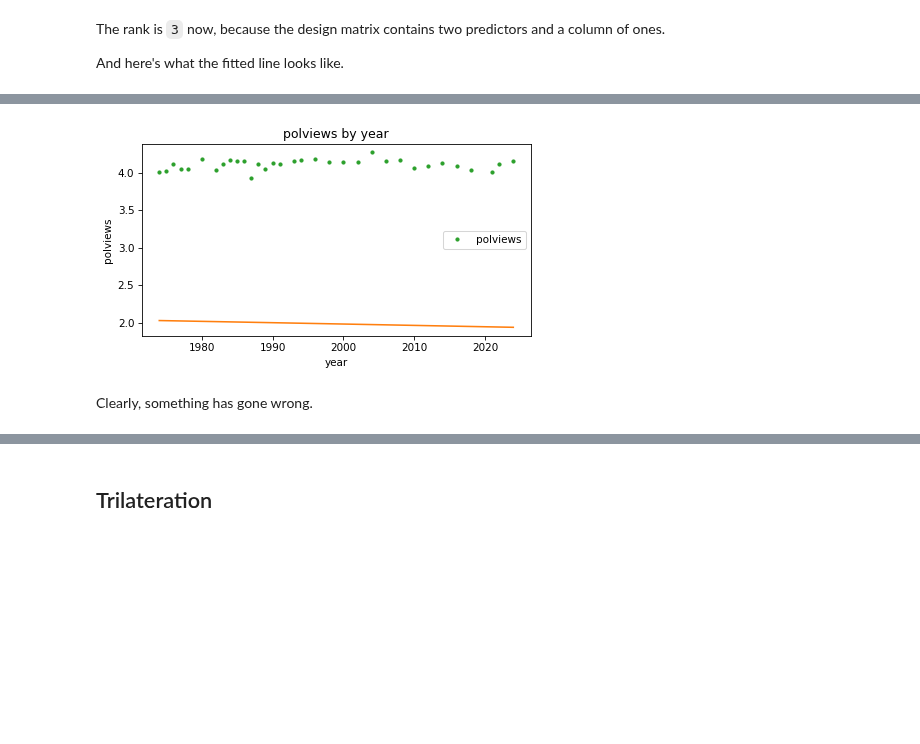
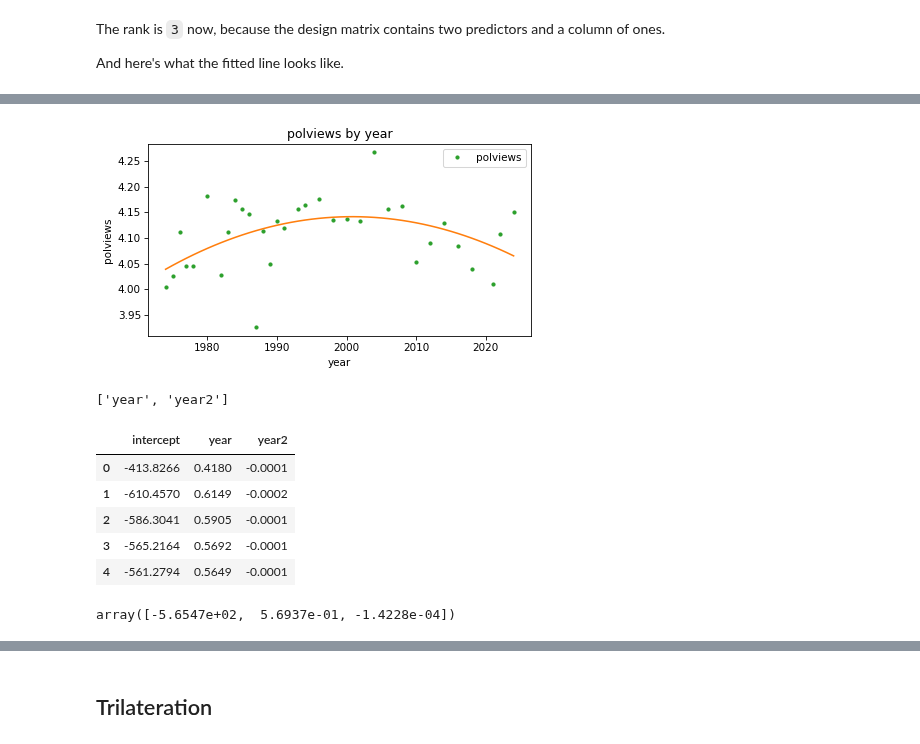
Before and after one commit to AllenDowney/ThinkLinearAlgebra, a Jupyter notebook: soln/regression.ipynb, the cells around one changed output, grey strips where cells are left out. Drawn from its saved outputs; the diff is of its cells as text; code cells hidden in the pictures; blank space fills up the shorter version.

```diff
--- a/soln/regression.ipynb
+++ b/soln/regression.ipynb
@@ -855,6 +870,6 @@ Here's how we can use this function to compute a least squares fit of `polviews`
 # %%
 predictor = 'cohort'
 fit_x = np.arange(1880, 2010)
-result = fit_model(subset, response, [predictor], fit_x)
-result.rank, result.cond_number
+result_cohort = fit_model(subset, response, [predictor], fit_x)
+result_cohort.beta
 # %% [output]
@@ -870,6 +880,7 @@ The following function takes the regression results and plots the fitted line al
 color_map = {
     'age': 'C0',
     'year': 'C2',
+    'yearc': 'C2',
     'cohort': 'C4',
 }
 
@@ -934,6 +944,6 @@ fit_X = np.column_stack([fit_x0, fit_x1])
 Now we can compute a least squares with with two predictors.
 # %%
 predictors = ['year', 'year2']
-result = fit_model(subset, response, predictors, fit_X)
-result.rank, np.log10(result.cond_number)
+result_year2 = fit_model(subset, response, predictors, fit_X)
+result_year2.beta
 # %% [output]
@@ -956,6 +955,4 @@ array([2.0294, 2.0276, 2.0259, 2.0241, 2.0223, 2.0206, 2.0188, 2.017 ,
 # %%
-plot_result(response, predictors[0], result, fit_x0)
+plot_result(response, predictors[0], result_year2, fit_x0)
 # %% [output]
-[figure, old version]
+[figure, new version]
-# %% [markdown]
-Clearly, something has gone wrong.
@@ -961,0 +976,16 @@ Clearly, something has gone wrong.
+# %%
+columns=['intercept', 'year', 'year2']
+beta_df, fits = resample_and_fit(subset, response, predictors, fit_X)
+beta_df
+# %% [output]
+['year', 'year2']
+|  | intercept | year | year2 |
+| 0 | -413.8266 | 0.4180 | -0.0001 |
+| 1 | -610.4570 | 0.6149 | -0.0002 |
+| 2 | -586.3041 | 0.5905 | -0.0001 |
+| 3 | -565.2164 | 0.5692 | -0.0001 |
+| 4 | -561.2794 | 0.5649 | -0.0001 |
+# %%
+result_year2.beta
+# %% [output]
+array([-5.6547e+02,  5.6937e-01, -1.4228e-04])
```
Also changed, not shown: parts of 52 cells of this notebook.
